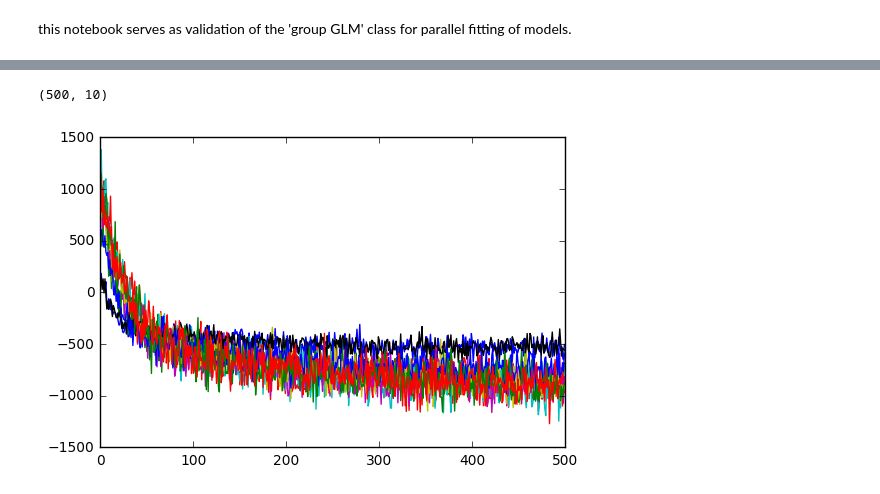
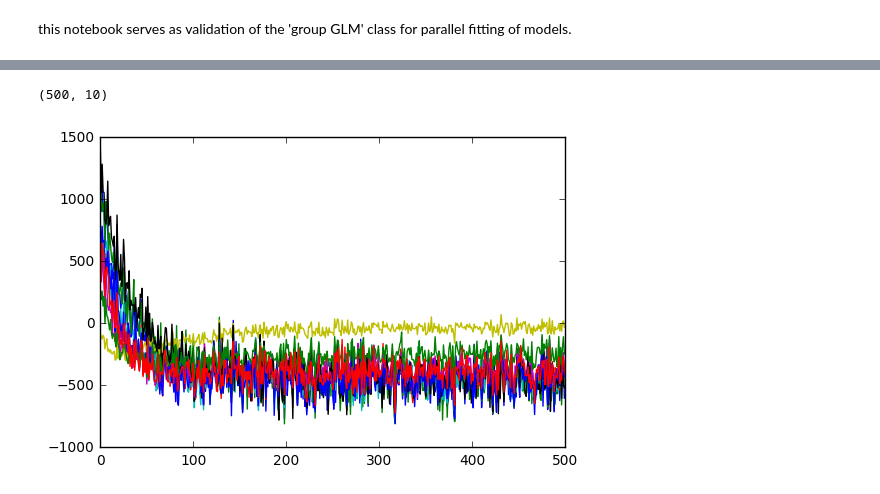
Before and after one commit to achristensen56/PyGLM, a Jupyter notebook: Tensor Multiplication.ipynb, the cells around one changed output, grey strips where cells are left out. Drawn from its saved outputs; the diff is of its cells as text; code cells hidden in the pictures.

```diff
--- a/Tensor Multiplication.ipynb
+++ b/Tensor Multiplication.ipynb
@@ -18,16 +15,16 @@ from glm_utils import *
 num_neurons = 10
 num_features = 50
 T = 100000
+stim = np.random.normal(0, scale = 2, size = [T, num_features])
 
-design_mat = np.zeros([T, num_features, num_neurons])
+design_mat = np.zeros([T, num_features])
 weight_mat = np.zeros([num_features, num_neurons])
 weight_inits = np.zeros_like(weight_mat)
 y = np.zeros([T, num_neurons])
 
 for i in range(num_neurons):
-    s, w, t = generate_data(T, num_features, filt_amp = np.random.randint(2, 20), noise_model='exponential', non_lin = sigmoid)
+    s, w, t = generate_data(T, num_features, filt_amp = np.random.randint(2, 20), noise_model='exponential', non_lin = sigmoid, stim = stim)
 
-    design_mat[:, :, i] = s
     weight_mat[:, i] = w
     weight_inits[:, i] = np.linalg.pinv(s).dot(t)
 
@@ -93,11 +88,11 @@ InternalError: Dst tensor is not initialized.
 # %%
 import group_glm as gm
 
-model = gm.exponential_GLM(weight_inits.reshape([num_neurons, num_features]), non_lin = tf.nn.sigmoid, alpha = 0,
+model = gm.exponential_GLM(weight_inits.reshape([num_features, num_neurons]), non_lin = tf.nn.sigmoid, alpha = 0,
                         train_params = True, lr = 1e-2)
 
 
-L, l = model.fit(design_mat.reshape(-1, num_neurons*num_features),y)
+L, l = model.fit(stim,y)
 # %% [output]
 0%                          100%
 [******************************] | ETA: 00:00:00
@@ -105,12 +100,12 @@ Total time elapsed: 00:00:02
 # %%
-L = np.array(L)
+l = np.array(L)
 
-print L.shape
+print l.shape
 
-plt.plot(L);
+plt.plot(l);
 # %% [output]
 (500, 10)
-[figure, old version]
+[figure, new version]
 # %%
 w, o, c = model.get_params()
 # %%
```
Also changed, not shown: parts of 8 cells of this notebook, 9 other files.
